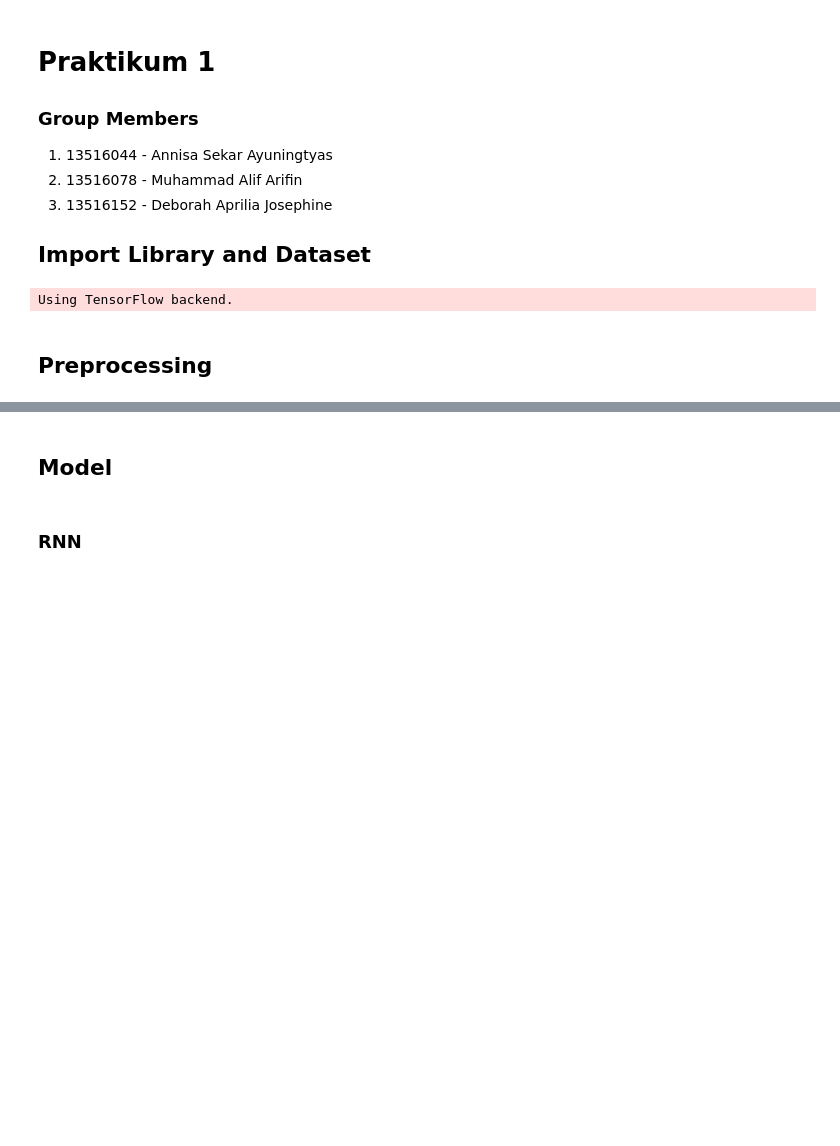
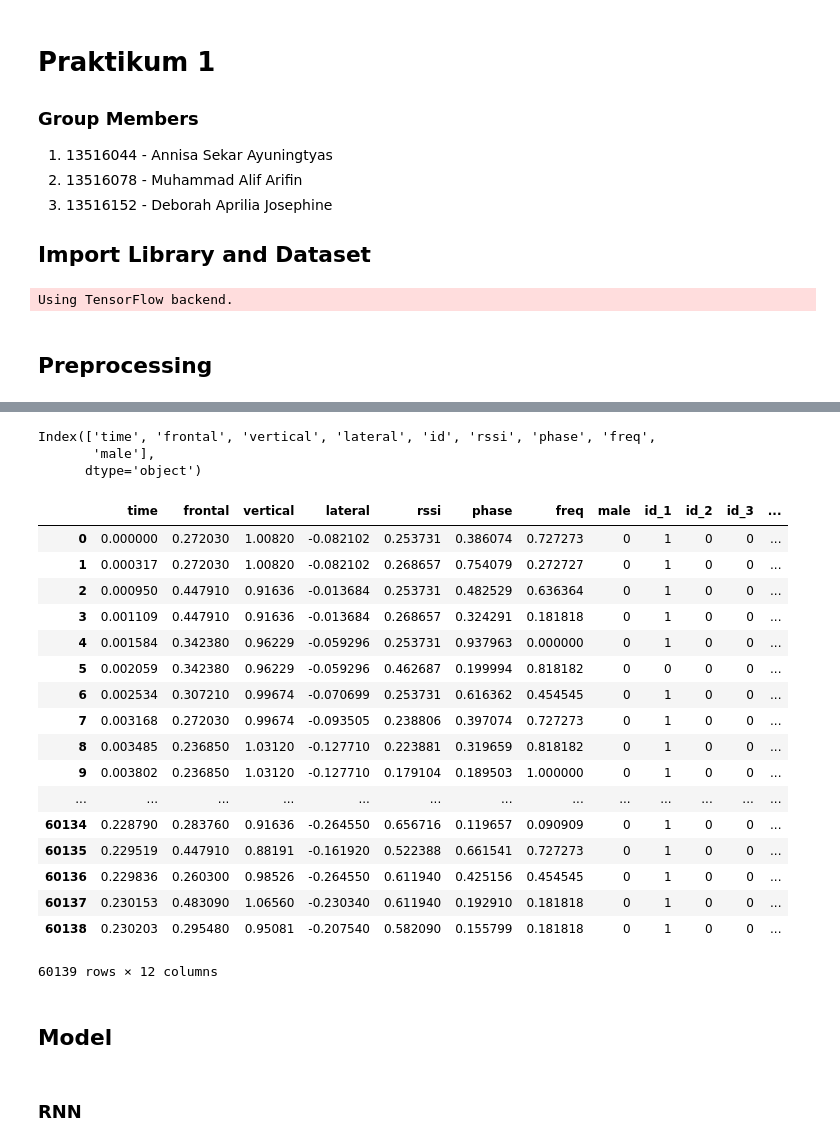
Before and after one commit to deborrrrrah/FFNN, a Jupyter notebook: Praktikum/IF4074_Praktikum1_13516044.ipynb, the cells around one changed output, grey strips where cells are left out. Drawn from its saved outputs; the diff is of its cells as text; code cells hidden in the pictures; blank space fills up the shorter version.

Commit message:
Preprocess, normalize dataset

```diff
--- a/Praktikum/IF4074_Praktikum1_13516044.ipynb
+++ b/Praktikum/IF4074_Praktikum1_13516044.ipynb
@@ -19,2 +19,5 @@ from keras.layers import Dense
 # %% [markdown]
 ## Preprocessing
+# %%
+df = pd.read_csv('train.csv')
+df
@@ -20,0 +43,4 @@ from keras.layers import Dense
+# %%
+targets = df['label']
+features = df.drop(columns=['label', 'Unnamed: 0', 'Unnamed: 0.1'])
+features.head()
@@ -21,3 +54,44 @@ from keras.layers import Dense
+# %%
+def normalize(data) :
+    min_data = data.min()
+    max_data = data.max()
+    result = list(map(lambda x: (x-min_data)/(max_data-min_data)*1, data))
+    return result
+
+print (features.columns)
+features['freq'] = normalize(features['freq'])
+features['phase'] = normalize(features['phase'])
+features['rssi'] = normalize(features['rssi'])
+features['time'] = normalize(features['time'])
+# features['id'] = pd.Categorical(features['id'])
+dfId = pd.get_dummies(features['id'], prefix = 'id')
+
+features = pd.concat([features, dfId], axis=1)
+features = features.drop(columns=['id'], axis=1)
+
+features
+# %% [output]
+Index(['time', 'frontal', 'vertical', 'lateral', 'id', 'rssi', 'phase', 'freq',
+       'male'],
+      dtype='object')
+|  | time | frontal | vertical | lateral | rssi | phase | freq | male | id_1 | id_2 | id_3 | ... |
+| 0 | 0.000000 | 0.272030 | 1.00820 | -0.082102 | 0.253731 | 0.386074 | 0.727273 | 0 | 1 | 0 | 0 | ... |
+| 1 | 0.000317 | 0.272030 | 1.00820 | -0.082102 | 0.268657 | 0.754079 | 0.272727 | 0 | 1 | 0 | 0 | ... |
+| 2 | 0.000950 | 0.447910 | 0.91636 | -0.013684 | 0.253731 | 0.482529 | 0.636364 | 0 | 1 | 0 | 0 | ... |
+| 3 | 0.001109 | 0.447910 | 0.91636 | -0.013684 | 0.268657 | 0.324291 | 0.181818 | 0 | 1 | 0 | 0 | ... |
+| 4 | 0.001584 | 0.342380 | 0.96229 | -0.059296 | 0.253731 | 0.937963 | 0.000000 | 0 | 1 | 0 | 0 | ... |
+| 5 | 0.002059 | 0.342380 | 0.96229 | -0.059296 | 0.462687 | 0.199994 | 0.818182 | 0 | 0 | 0 | 0 | ... |
+| 6 | 0.002534 | 0.307210 | 0.99674 | -0.070699 | 0.253731 | 0.616362 | 0.454545 | 0 | 1 | 0 | 0 | ... |
+| 7 | 0.003168 | 0.272030 | 0.99674 | -0.093505 | 0.238806 | 0.397074 | 0.727273 | 0 | 1 | 0 | 0 | ... |
+| 8 | 0.003485 | 0.236850 | 1.03120 | -0.127710 | 0.223881 | 0.319659 | 0.818182 | 0 | 1 | 0 | 0 | ... |
+| 9 | 0.003802 | 0.236850 | 1.03120 | -0.127710 | 0.179104 | 0.189503 | 1.000000 | 0 | 1 | 0 | 0 | ... |
+| ... | ... | ... | ... | ... | ... | ... | ... | ... | ... | ... | ... | ... |
+| 60134 | 0.228790 | 0.283760 | 0.91636 | -0.264550 | 0.656716 | 0.119657 | 0.090909 | 0 | 1 | 0 | 0 | ... |
+| 60135 | 0.229519 | 0.447910 | 0.88191 | -0.161920 | 0.522388 | 0.661541 | 0.727273 | 0 | 1 | 0 | 0 | ... |
+| 60136 | 0.229836 | 0.260300 | 0.98526 | -0.264550 | 0.611940 | 0.425156 | 0.454545 | 0 | 1 | 0 | 0 | ... |
+| 60137 | 0.230153 | 0.483090 | 1.06560 | -0.230340 | 0.611940 | 0.192910 | 0.181818 | 0 | 1 | 0 | 0 | ... |
+| 60138 | 0.230203 | 0.295480 | 0.95081 | -0.207540 | 0.582090 | 0.155799 | 0.181818 | 0 | 1 | 0 | 0 | ... |
+60139 rows × 12 columns
 # %% [markdown]
 ## Model
 # %% [markdown]
```
Also changed, not shown: parts of 3 cells of this notebook.
